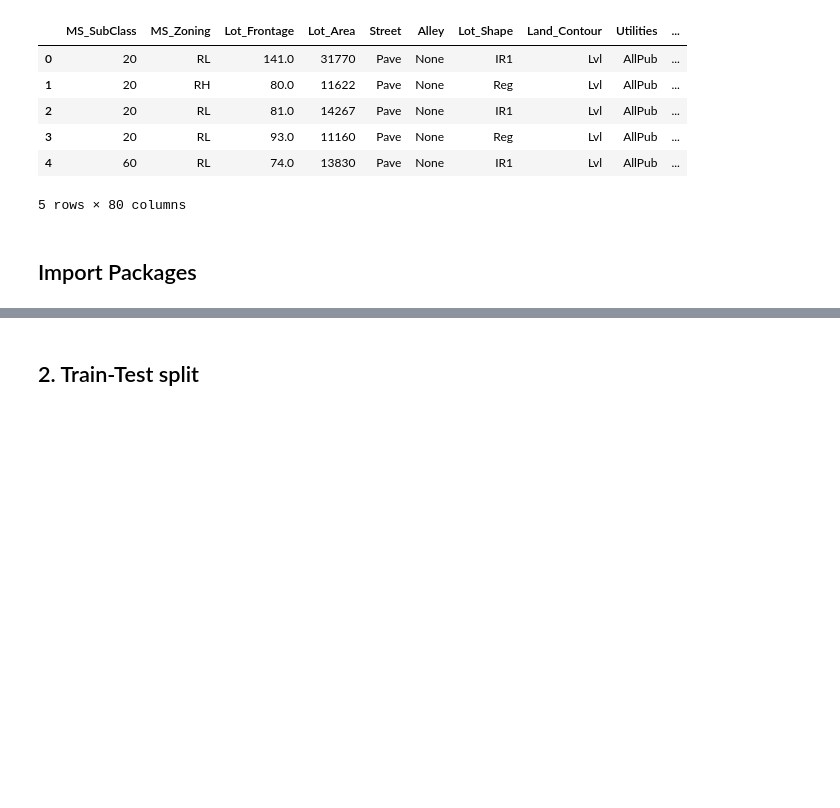
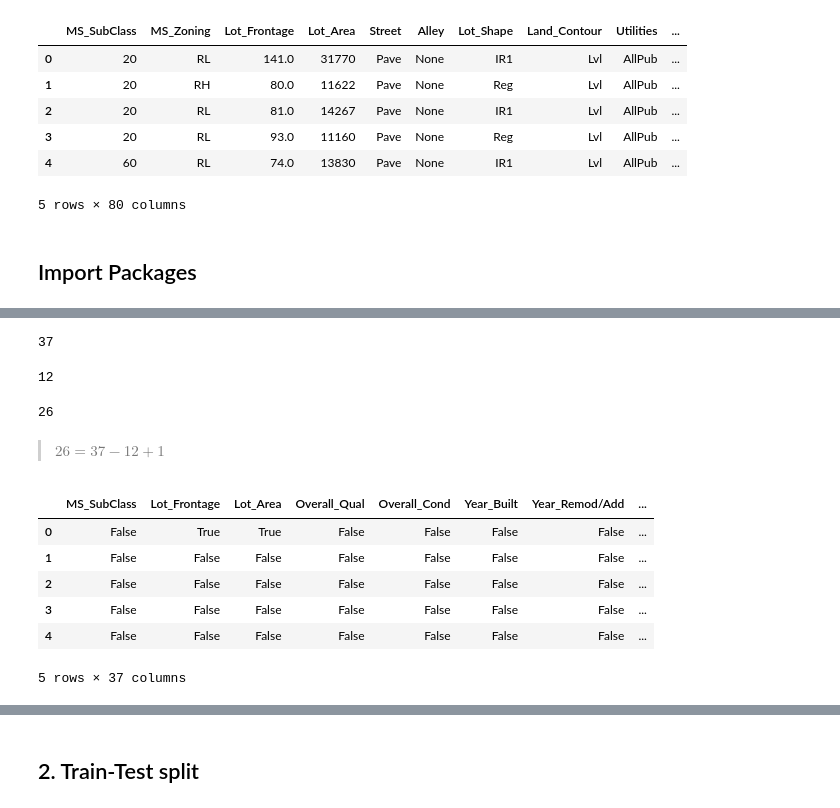
Before and after one commit to mebre7/house-price-predictor-mlops, a Jupyter notebook: notebooks/02_feature_engineering.ipynb, the cells around one changed output, grey strips where cells are left out. Saved outputs shown, nothing was run; the diff lists cells and outputs as text; code cells hidden in the pictures; blank space fills up the shorter version.

```diff
--- a/notebooks/02_feature_engineering.ipynb
+++ b/notebooks/02_feature_engineering.ipynb
@@ -63,0 +238,27 @@ warnings.filterwarnings("ignore")
+# %%
+# Calculate outlier thresholds
+def outlier_thresholds(df, column):
+    Q1 = df[column].quantile(0.25)
+    Q3 = df[column].quantile(0.75)
+    IQR = Q3 - Q1
+    lower_bound = Q1 - 1.5 * IQR
+    upper_bound = Q3 + 1.5 * IQR
+
+    #outliers = df[(df[column] < lower_bound) | (df[column] > upper_bound)]
+    return lower_bound, upper_bound
+# %%
+# detect outliers
+def detect_outliers(df, column):
+    if pd.api.types.is_numeric_dtype(df[column]):
+        low, up = outlier_thresholds(df, column)
+        return (df[column] > up) | (df[column] < low)
+    else:
+        return pd.Series(False, index=df.index)
+# %%
+outliers_df = pd.DataFrame(index=df.index)
+for col in numerical_features_all:
+    outliers_df[col] = detect_outliers(df, col)
+
+# Display the count of outliers per column
+print("Number of outliers per numerical column:")
+print(outliers_df.sum())
@@ -63,0 +283,24 @@ warnings.filterwarnings("ignore")
+# %%
+len(numerical_features_all)
+# %% [output]
+37
+# %%
+len(discrete_num_features)
+# %% [output]
+12
+# %%
+len(num_feats_int)
+# %% [output]
+26
+# %% [markdown]
+> $26 = 37 - 12 + 1$
+# %%
+display(outliers_df.head())
+# %% [output]
+|  | MS_SubClass | Lot_Frontage | Lot_Area | Overall_Qual | Overall_Cond | Year_Built | Year_Remod/Add | ... |
+| 0 | False | True | True | False | False | False | False | ... |
+| 1 | False | False | False | False | False | False | False | ... |
+| 2 | False | False | False | False | False | False | False | ... |
+| 3 | False | False | False | False | False | False | False | ... |
+| 4 | False | False | False | False | False | False | False | ... |
+5 rows × 37 columns
```
Also changed, not shown: parts of 89 cells of this notebook.
